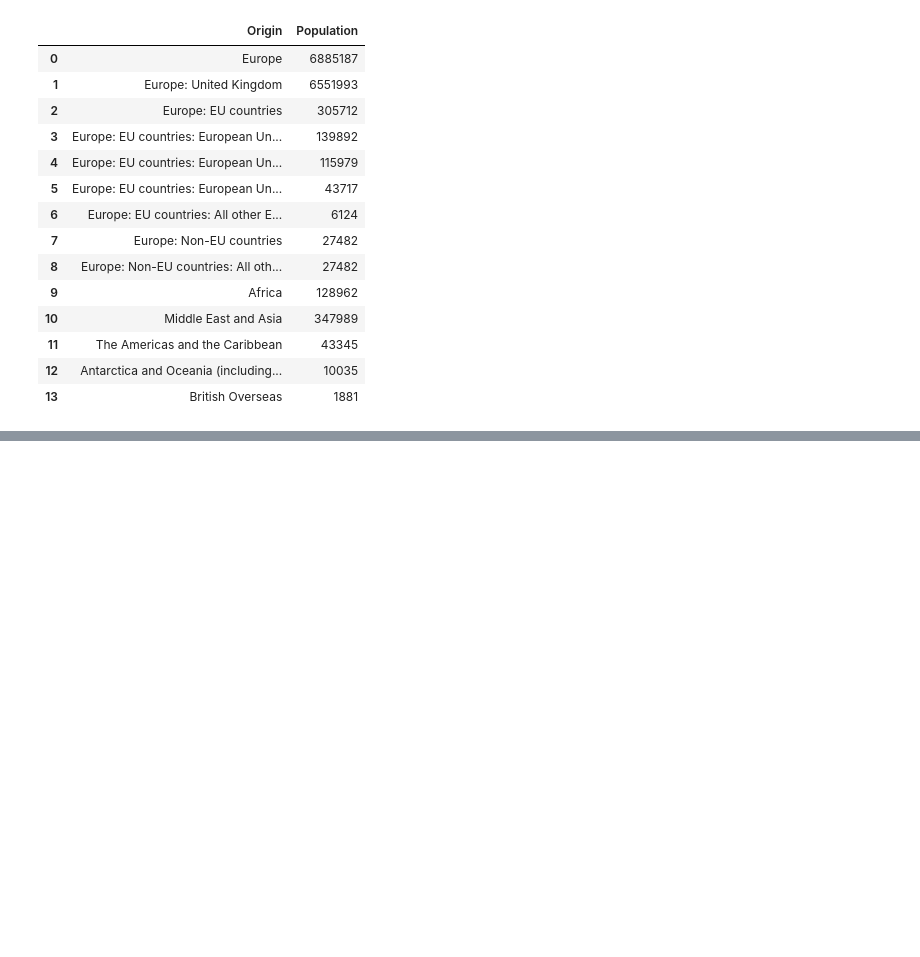
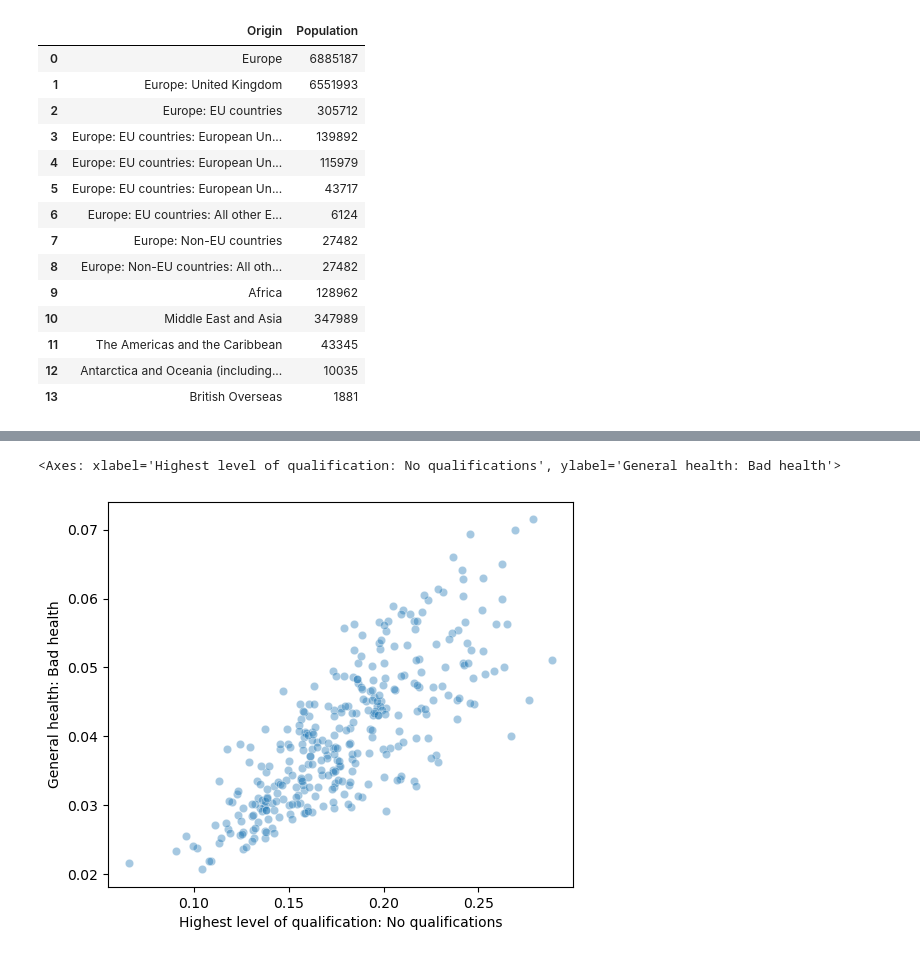
Before and after one commit to alexgregory1/work_experience_notebooks, a Jupyter notebook: notebook1.ipynb, the cells around one changed output, grey strips where cells are left out. Cells and saved outputs as stored; diff of their text form; code cells hidden in the pictures; blank space fills up the shorter version.

```diff
--- a/notebook1.ipynb
+++ b/notebook1.ipynb
@@ -119,0 +179,37 @@ ax.set_xlabel("Origin")
+# %%
+education_columns = [
+    "Highest level of qualification: No qualifications",
+    "Highest level of qualification: Level 1 and entry level qualifications",
+    "Highest level of qualification: Level 2 qualifications",
+    "Highest level of qualification: Apprenticeship",
+    "Highest level of qualification: Level 3 qualifications",
+    "Highest level of qualification: Level 4 qualifications and above",
+    "Highest level of qualification: Other qualifications",
+]
+
+health_columns = [
+    "General health: Very good health",
+    "General health: Good health",
+    "General health: Fair health",
+    "General health: Bad health",
+    "General health: Very bad health",
+]
+
+df_merged_normalised = df_merged.copy()
+df_merged_normalised[health_columns]= df_merged_normalised[health_columns].divide(
+    df_merged_normalised["General health: Total: All usual residents"], axis=0
+)
+df_merged_normalised[education_columns] = df_merged_normalised[education_columns].divide(
+    df_merged_normalised["Highest level of qualification: Total: All usual residents aged 16 years and over"], axis=0
+)
+
+fig, ax = plt.subplots(1, 1, figsize=(6, 5))
+sns.scatterplot(
+    df_merged_normalised,
+    x="Highest level of qualification: No qualifications",
+    y="General health: Bad health",
+    alpha=0.4
+)
+# %% [output]
+<Axes: xlabel='Highest level of qualification: No qualifications', ylabel='General health: Bad health'>
+[figure, added]
```
Also changed, not shown: parts of 16 cells of this notebook.
